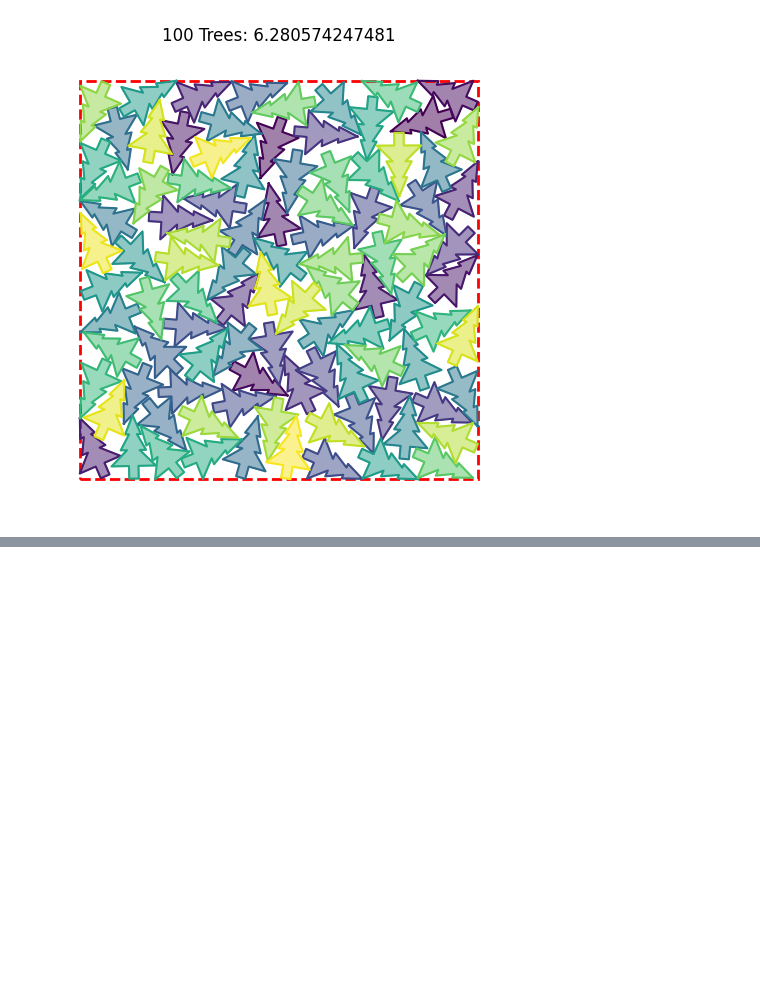
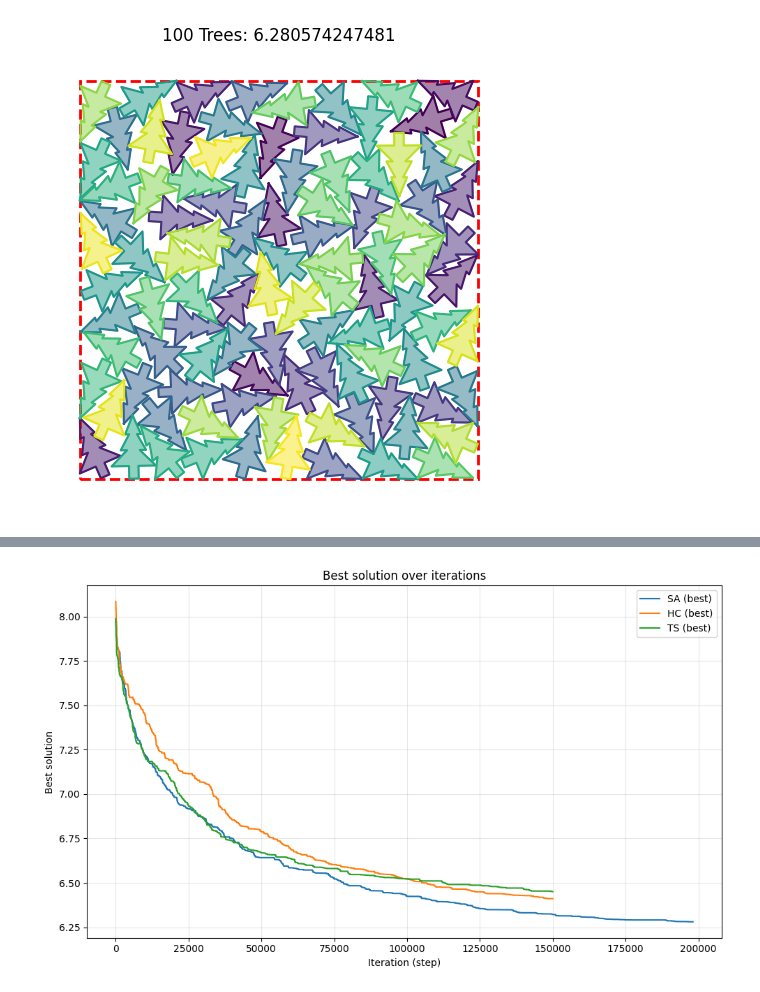
Before and after one commit to igorwlodarczyk/aoin, a Jupyter notebook: raport.ipynb, the cells around one changed output, grey strips where cells are left out. Saved outputs shown, nothing was run; the diff lists cells and outputs as text; code cells hidden in the pictures; blank space fills up the shorter version.

```diff
--- a/raport.ipynb
+++ b/raport.ipynb
@@ -55,0 +79,5 @@ plot_sa("data/output_saa_77b06160110c44d9a202bc3bd4a804c6.log")
+# %%
+from northpole_packing.notebook import compare_solutions
+compare_solutions("data/output_saa_77b06160110c44d9a202bc3bd4a804c6.log", "data/output_hc_15cf748b54fe4cadaba3cfa59ecc3b19.log", "data/output_ts_bd27da79496e40bc92f2c06f0a48823b.log")
+# %% [output]
+[figure, added]
```
Also changed, not shown: parts of 7 cells of this notebook.
